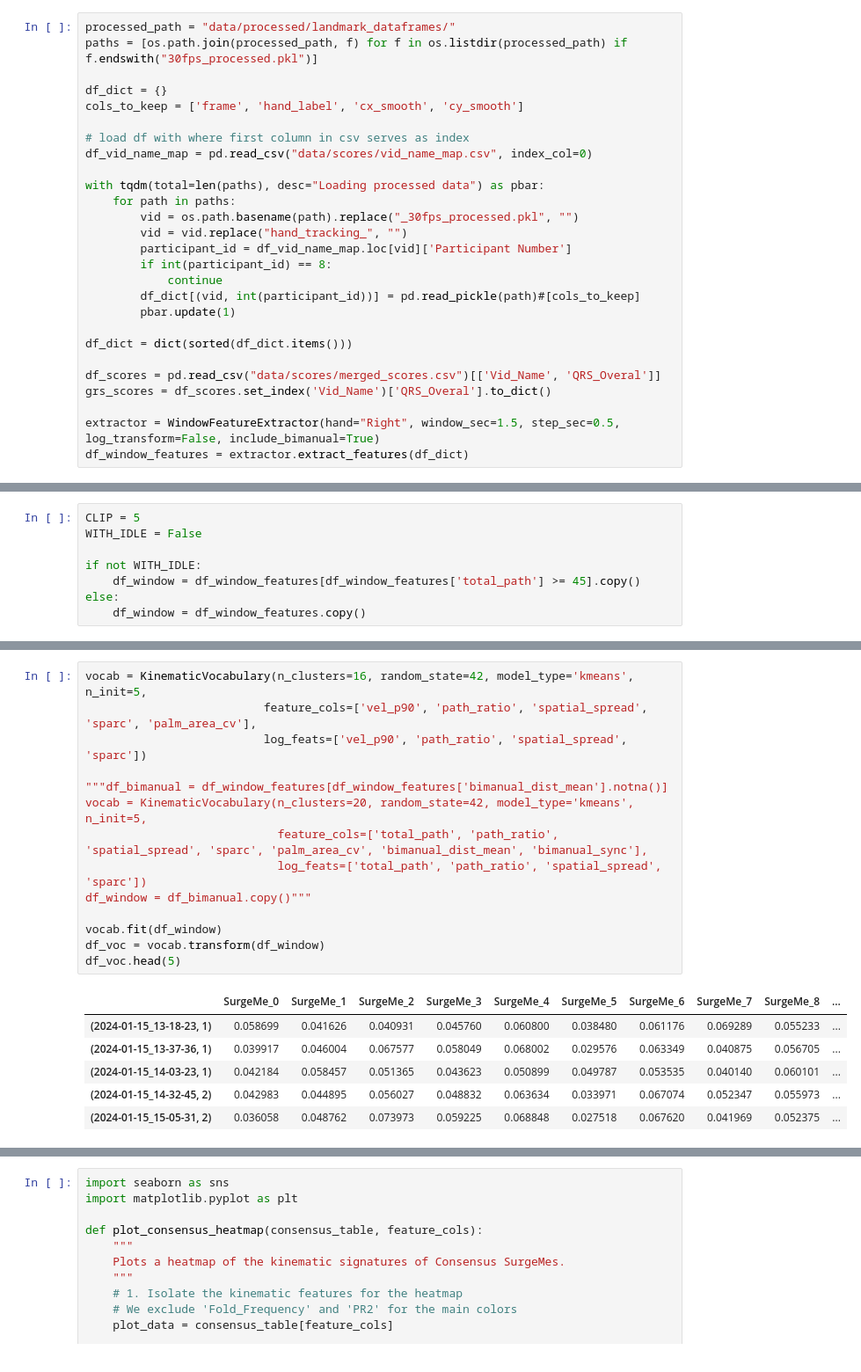
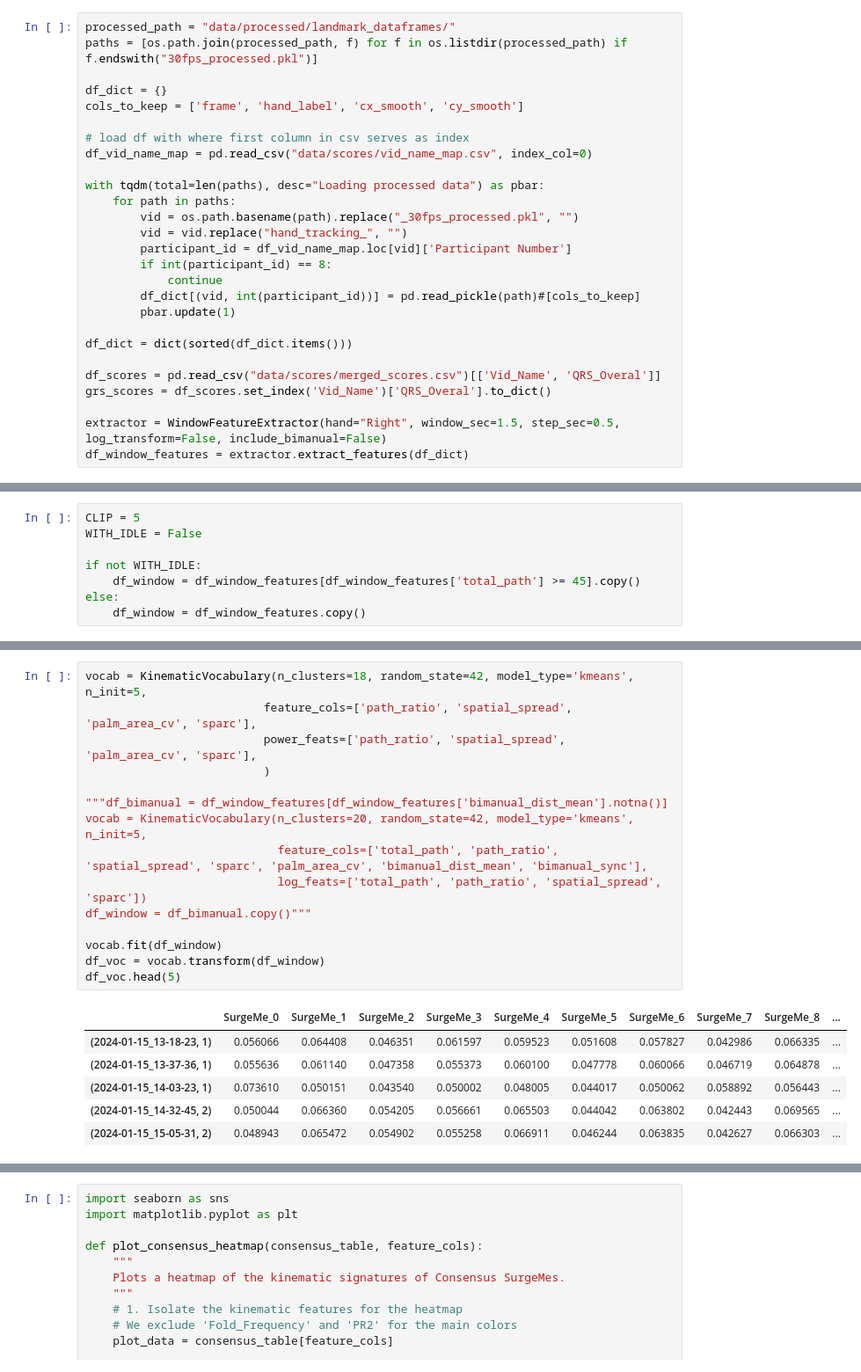
Before and after one commit to FinnWeikert/master-project, a Jupyter notebook: notebooks_final/BOW_window_features.ipynb, the cells around one changed output, grey strips where cells are left out. Shown at 88% size. Cells and saved outputs as stored; diff of their text form.

```diff
--- a/notebooks_final/BOW_window_features.ipynb
+++ b/notebooks_final/BOW_window_features.ipynb
@@ -40,7 +40,7 @@ df_dict = dict(sorted(df_dict.items()))
 df_scores = pd.read_csv("data/scores/merged_scores.csv")[['Vid_Name', 'QRS_Overal']]
 grs_scores = df_scores.set_index('Vid_Name')['QRS_Overal'].to_dict()
 
-extractor = WindowFeatureExtractor(hand="Right", window_sec=1.5, step_sec=0.5, log_transform=False, include_bimanual=True)
+extractor = WindowFeatureExtractor(hand="Right", window_sec=1.5, step_sec=0.5, log_transform=False, include_bimanual=False)
 df_window_features = extractor.extract_features(df_dict)
 # %%
 df_pc1_features = pd.read_csv("data/metrics/global_pc1_features.csv")
@@ -78,24 +140,25 @@ corr_matrix
 # %%
-vocab = KinematicVocabulary(n_clusters=16, random_state=42, model_type='kmeans', n_init=5,
-                          feature_cols=['vel_p90', 'path_ratio', 'spatial_spread', 'sparc', 'palm_area_cv'],
-                          log_feats=['vel_p90', 'path_ratio', 'spatial_spread', 'sparc'])
+vocab = KinematicVocabulary(n_clusters=18, random_state=42, model_type='kmeans', n_init=5,
+                          feature_cols=['path_ratio', 'spatial_spread', 'palm_area_cv', 'sparc'],
+                          power_feats=['path_ratio', 'spatial_spread', 'palm_area_cv', 'sparc'],
+                          )
 
 """df_bimanual = df_window_features[df_window_features['bimanual_dist_mean'].notna()]
 vocab = KinematicVocabulary(n_clusters=20, random_state=42, model_type='kmeans', n_init=5,
                             feature_cols=['total_path', 'path_ratio', 'spatial_spread', 'sparc', 'palm_area_cv', 'bimanual_dist_mean', 'bimanual_sync'],
                             log_feats=['total_path', 'path_ratio', 'spatial_spread', 'sparc'])
 df_window = df_bimanual.copy()"""
 
 vocab.fit(df_window)
 df_voc = vocab.transform(df_window)
 df_voc.head(5)
 # %% [output]
 |  | SurgeMe_0 | SurgeMe_1 | SurgeMe_2 | SurgeMe_3 | SurgeMe_4 | SurgeMe_5 | SurgeMe_6 | SurgeMe_7 | SurgeMe_8 | ... |
-| (2024-01-15_13-18-23, 1) | 0.058699 | 0.041626 | 0.040931 | 0.045760 | 0.060800 | 0.038480 | 0.061176 | 0.069289 | 0.055233 | ... |
-| (2024-01-15_13-37-36, 1) | 0.039917 | 0.046004 | 0.067577 | 0.058049 | 0.068002 | 0.029576 | 0.063349 | 0.040875 | 0.056705 | ... |
-| (2024-01-15_14-03-23, 1) | 0.042184 | 0.058457 | 0.051365 | 0.043623 | 0.050899 | 0.049787 | 0.053535 | 0.040140 | 0.060101 | ... |
-| (2024-01-15_14-32-45, 2) | 0.042983 | 0.044895 | 0.056027 | 0.048832 | 0.063634 | 0.033971 | 0.067074 | 0.052347 | 0.055973 | ... |
-| (2024-01-15_15-05-31, 2) | 0.036058 | 0.048762 | 0.073973 | 0.059225 | 0.068848 | 0.027518 | 0.067620 | 0.041969 | 0.052375 | ... |
+| (2024-01-15_13-18-23, 1) | 0.056066 | 0.064408 | 0.046351 | 0.061597 | 0.059523 | 0.051608 | 0.057827 | 0.042986 | 0.066335 | ... |
+| (2024-01-15_13-37-36, 1) | 0.055636 | 0.061140 | 0.047358 | 0.055373 | 0.060100 | 0.047778 | 0.060066 | 0.046719 | 0.064878 | ... |
+| (2024-01-15_14-03-23, 1) | 0.073610 | 0.050151 | 0.043540 | 0.050002 | 0.048005 | 0.044017 | 0.050062 | 0.058892 | 0.056443 | ... |
+| (2024-01-15_14-32-45, 2) | 0.050044 | 0.066360 | 0.054205 | 0.056661 | 0.065503 | 0.044042 | 0.063802 | 0.042443 | 0.069565 | ... |
+| (2024-01-15_15-05-31, 2) | 0.048943 | 0.065472 | 0.054902 | 0.055258 | 0.066911 | 0.046244 | 0.063835 | 0.042627 | 0.066303 | ... |
 # %%
 candidate_features = [col for col in df_voc.columns if col not in ['video_id']]
 scores = list(grs_scores.values())
```
Also changed, not shown: parts of 34 cells of this notebook, 5 other files.
